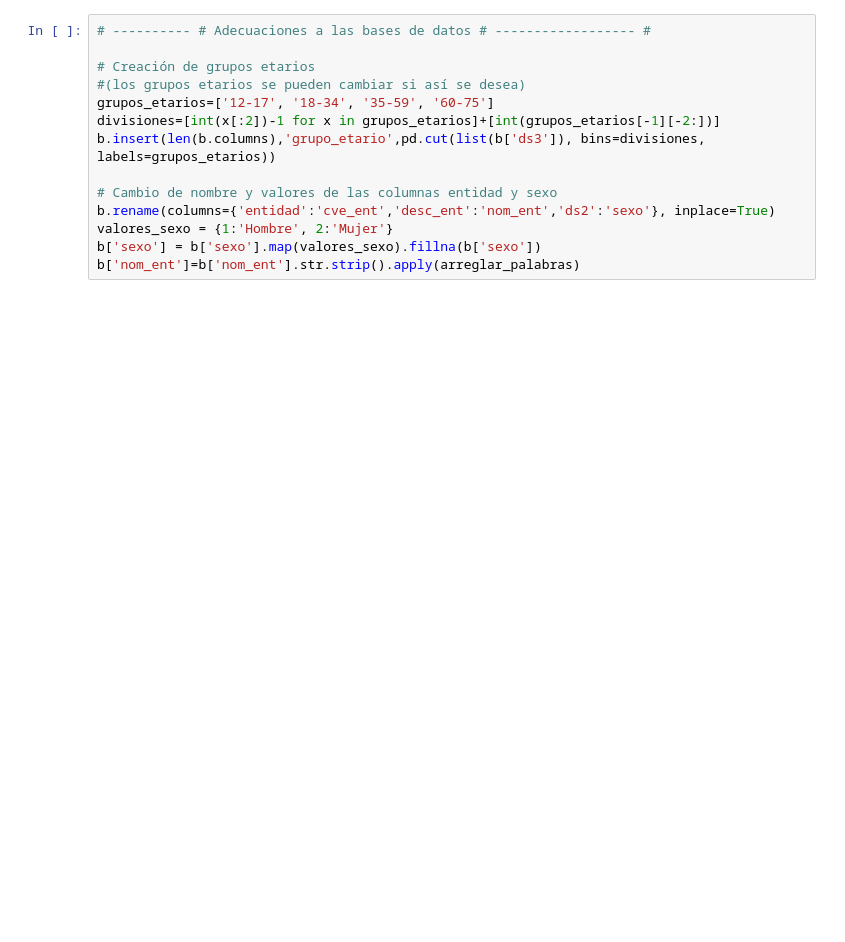
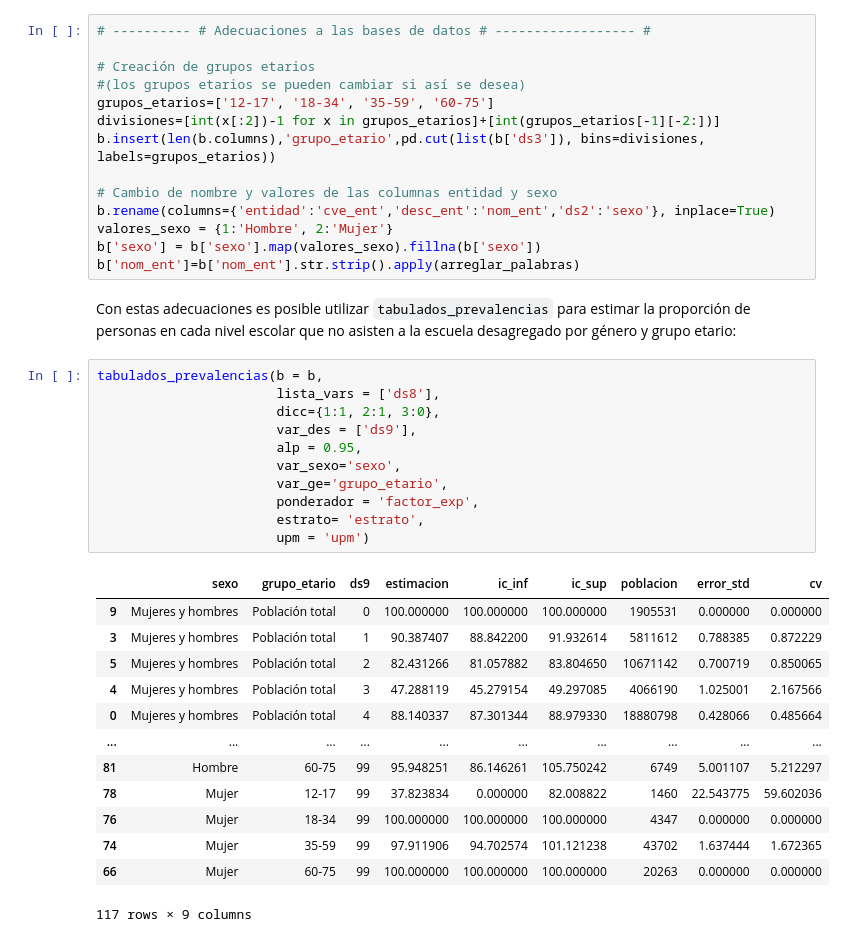
Before and after one commit to CentroGeo/sisdai-ciencia-reproducible-salud-encodat-2016, a Jupyter notebook: estimacion_general.ipynb, the cells around one changed output. Drawn from its saved outputs; the diff is of its cells as text; blank space fills up the shorter version.

```diff
--- a/estimacion_general.ipynb
+++ b/estimacion_general.ipynb
@@ -222,3 +402,30 @@ b.rename(columns={'entidad':'cve_ent','desc_ent':'nom_ent','ds2':'sexo'}, inplac
 valores_sexo = {1:'Hombre', 2:'Mujer'}
 b['sexo'] = b['sexo'].map(valores_sexo).fillna(b['sexo'])
 b['nom_ent']=b['nom_ent'].str.strip().apply(arreglar_palabras)
+# %% [markdown]
+Con estas adecuaciones es posible utilizar `tabulados_prevalencias` para estimar la proporción de personas en cada nivel escolar que no asisten a la escuela desagregado por género y grupo etario:
+# %%
+tabulados_prevalencias(b = b,
+                       lista_vars = ['ds8'],
+                       dicc={1:1, 2:1, 3:0},
+                       var_des = ['ds9'],
+                       alp = 0.95,
+                       var_sexo='sexo',
+                       var_ge='grupo_etario',
+                       ponderador = 'factor_exp',
+                       estrato= 'estrato',
+                       upm = 'upm')
+# %% [output]
+|  | sexo | grupo_etario | ds9 | estimacion | ic_inf | ic_sup | poblacion | error_std | cv |
+| 9 | Mujeres y hombres | Población total | 0 | 100.000000 | 100.000000 | 100.000000 | 1905531 | 0.000000 | 0.000000 |
+| 3 | Mujeres y hombres | Población total | 1 | 90.387407 | 88.842200 | 91.932614 | 5811612 | 0.788385 | 0.872229 |
+| 5 | Mujeres y hombres | Población total | 2 | 82.431266 | 81.057882 | 83.804650 | 10671142 | 0.700719 | 0.850065 |
+| 4 | Mujeres y hombres | Población total | 3 | 47.288119 | 45.279154 | 49.297085 | 4066190 | 1.025001 | 2.167566 |
+| 0 | Mujeres y hombres | Población total | 4 | 88.140337 | 87.301344 | 88.979330 | 18880798 | 0.428066 | 0.485664 |
+| ... | ... | ... | ... | ... | ... | ... | ... | ... | ... |
+| 81 | Hombre | 60-75 | 99 | 95.948251 | 86.146261 | 105.750242 | 6749 | 5.001107 | 5.212297 |
+| 78 | Mujer | 12-17 | 99 | 37.823834 | 0.000000 | 82.008822 | 1460 | 22.543775 | 59.602036 |
+| 76 | Mujer | 18-34 | 99 | 100.000000 | 100.000000 | 100.000000 | 4347 | 0.000000 | 0.000000 |
+| 74 | Mujer | 35-59 | 99 | 97.911906 | 94.702574 | 101.121238 | 43702 | 1.637444 | 1.672365 |
+| 66 | Mujer | 60-75 | 99 | 100.000000 | 100.000000 | 100.000000 | 20263 | 0.000000 | 0.000000 |
+117 rows × 9 columns
```
Also changed, not shown: parts of 23 cells of this notebook.
